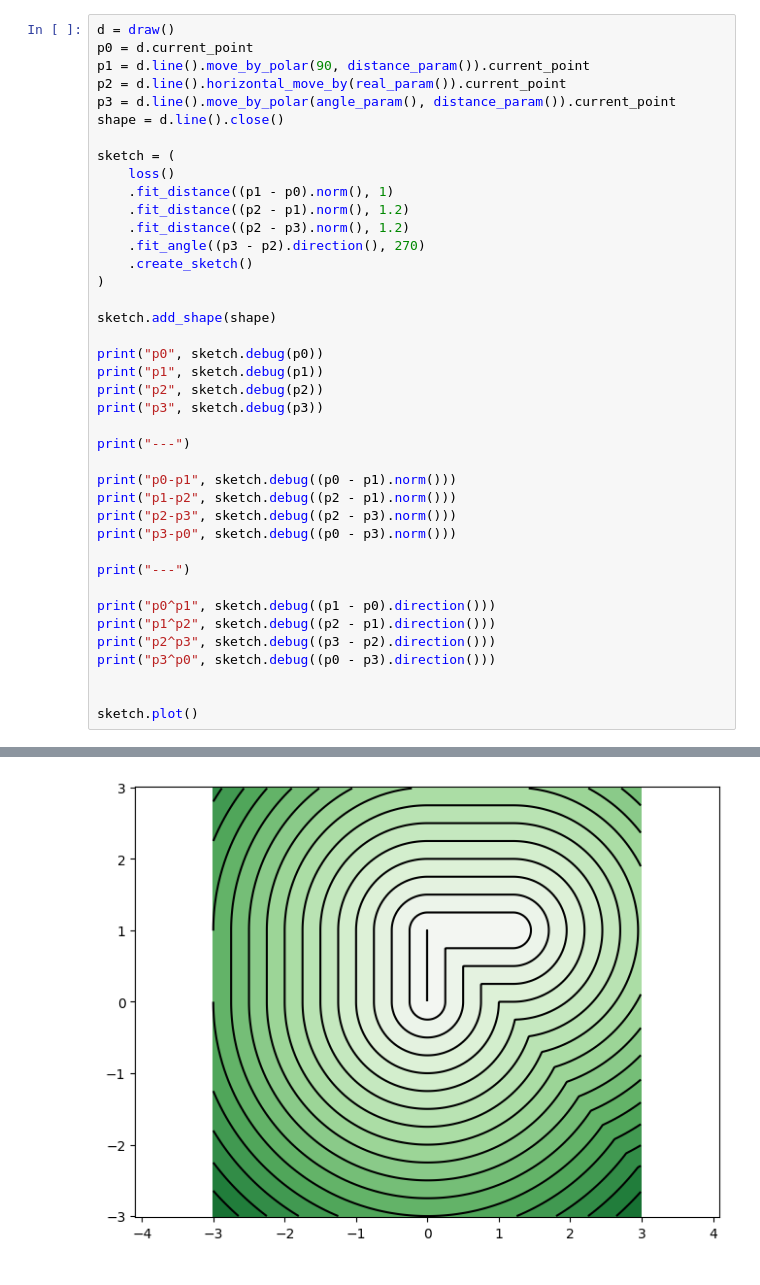
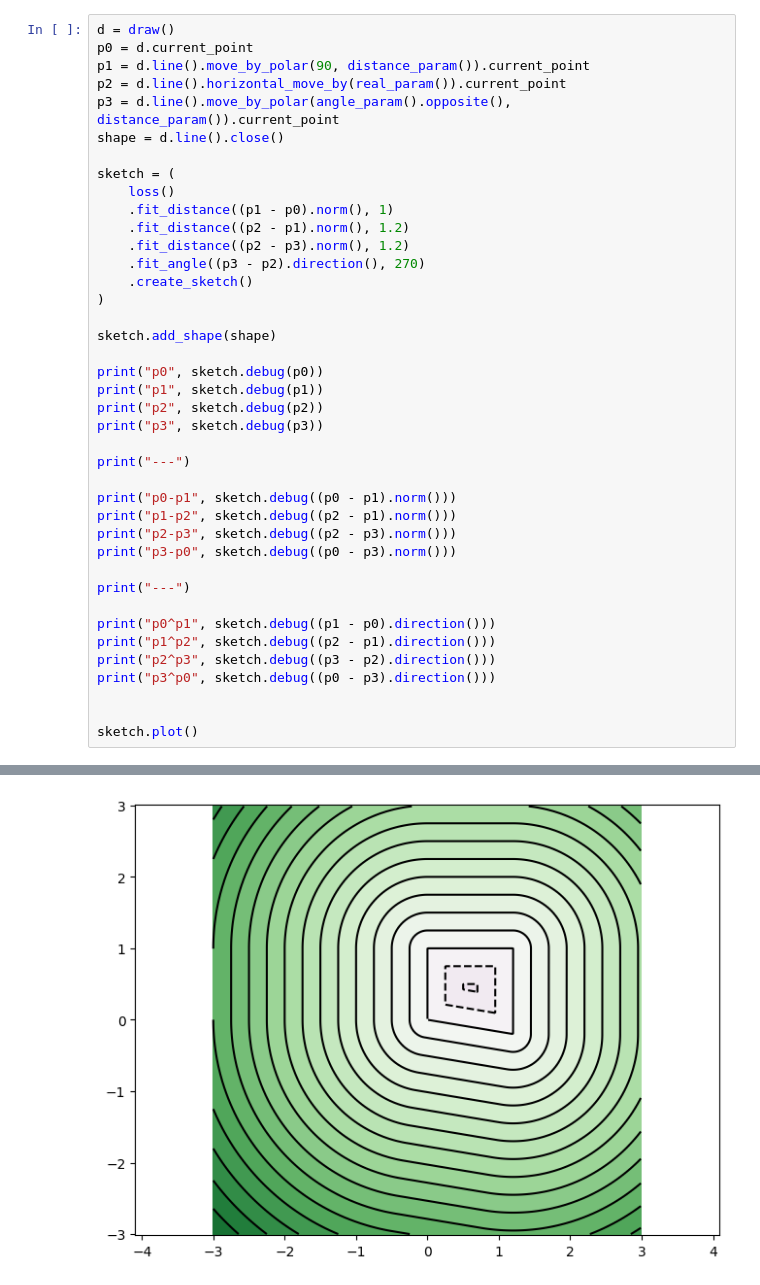
Before and after one commit to implicitsurfaces/polymorph, a Jupyter notebook: notebooks/angle-minimization-bug.ipynb, the cells around one changed output, grey strips where cells are left out. Drawn from its saved outputs; the diff is of its cells as text.

```diff
--- a/notebooks/angle-minimization-bug.ipynb
+++ b/notebooks/angle-minimization-bug.ipynb
@@ -7,7 +9,7 @@ d = draw()
 p0 = d.current_point
 p1 = d.line().move_by_polar(90, distance_param()).current_point
 p2 = d.line().horizontal_move_by(real_param()).current_point
-p3 = d.line().move_by_polar(angle_param(), distance_param()).current_point
+p3 = d.line().move_by_polar(angle_param().opposite(), distance_param()).current_point
 shape = d.line().close()
 
 sketch = (
@@ -60 +62 @@ p3^p0 -90.00003051757812
-[figure, old version]
+[figure, new version]
```
Also changed, not shown: parts of 7 cells of this notebook, 2 other files.
